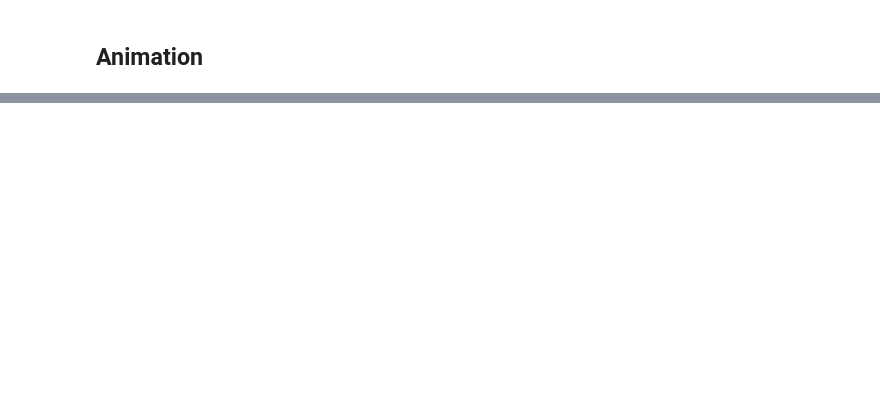
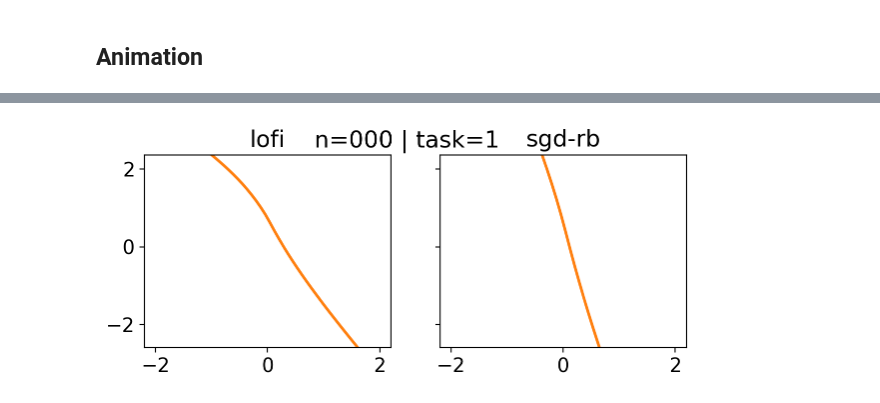
Before and after one commit to probml/rebayes, a Jupyter notebook: demos/nonstat-1d-regression.ipynb, the cells around one changed output, grey strips where cells are left out. Cells and saved outputs as stored; diff of their text form; code cells hidden in the pictures; blank space fills up the shorter version.

```diff
--- a/demos/nonstat-1d-regression.ipynb
+++ b/demos/nonstat-1d-regression.ipynb
@@ -582,0 +592,6 @@ Wall time: 1.15 s
+# %%
+agent = "lofi mem 10, q 0.01, alpha 0.01"
+bel_reshape_lofi = jax.tree_map(reshape_task, output_total[agent]["output"]["bel"])
+
+agent = "sgd lr 0.100 B 10 E 1"
+bel_reshape_rbsgd = jax.tree_map(reshape_task, output_total[agent]["output"]["bel"])
@@ -582,0 +609,45 @@ Wall time: 1.15 s
+# %%
+tasks = jnp.arange(n_dist)
+obs = jnp.arange(n_train)
+
+yhat_xmap_lofi = np.array(xmap_yhat(tasks, obs, bel_reshape_lofi, apply_fn_flat))
+yhat_xmap_rbsgd = np.array(xmap_yhat(tasks, obs, bel_reshape_rbsgd, apply_fn_unflat))
+
+Y_test_tasks = np.array(Y_test_tasks)
+X_test_tasks = np.array(X_test_tasks)
+# %%
+ymin, ymax = Y_train_tasks.min(), Y_train_tasks.max()
+# %%
+%%time
+fig, axs = plt.subplots(1, 2, figsize=(7, 2.5), sharex=True, sharey=True)
+
+labels = ["lofi", "sgd-rb"]
+elements = [yhat_xmap_lofi, yhat_xmap_rbsgd]
+
+def update(ix):
+    num_obs = ix % n_train
+    task = ix // n_train
+
+    for ax, label, yhat_xmap in zip(axs, labels, elements):
+        ax.cla()
+        yhat = yhat_xmap[task, num_obs, ...]
+
+        # nmin = jnp.clip(num_obs - 20, 0)
+        nmin = 0
+
+        xtest = X_test_tasks[task][nmin:num_obs]
+        ytrue = Y_test_tasks[task].ravel()[nmin:num_obs]
+
+        ax.plot(xtest_ravel, yhat, c="tab:orange", linewidth=2)
+        ax.scatter(xtest, ytrue)
+        ax.set_ylim(ymin, ymax)
+        ax.set_title(label)
+    plt.suptitle(f"n={num_obs:03} | task={task+1}")
+    return axs
+
+
+frames = np.arange(n_dist * n_train)
+ani = FuncAnimation(fig, update, frames=frames)
+
+ani.save("./figures/learned_hist.mp4", dpi=100, bitrate=-1, fps=10)
+# %% [output]
@@ -582,0 +656 @@ Wall time: 1.15 s
+[figure, added]
```
Also changed, not shown: parts of 11 cells of this notebook.
